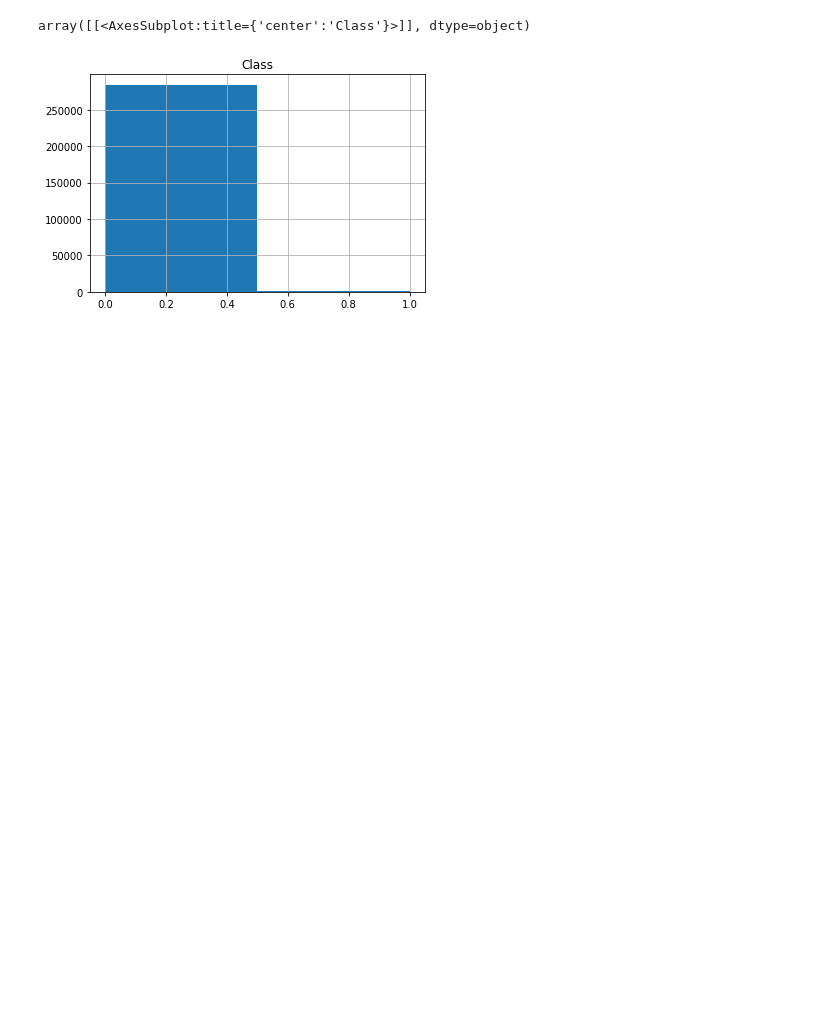
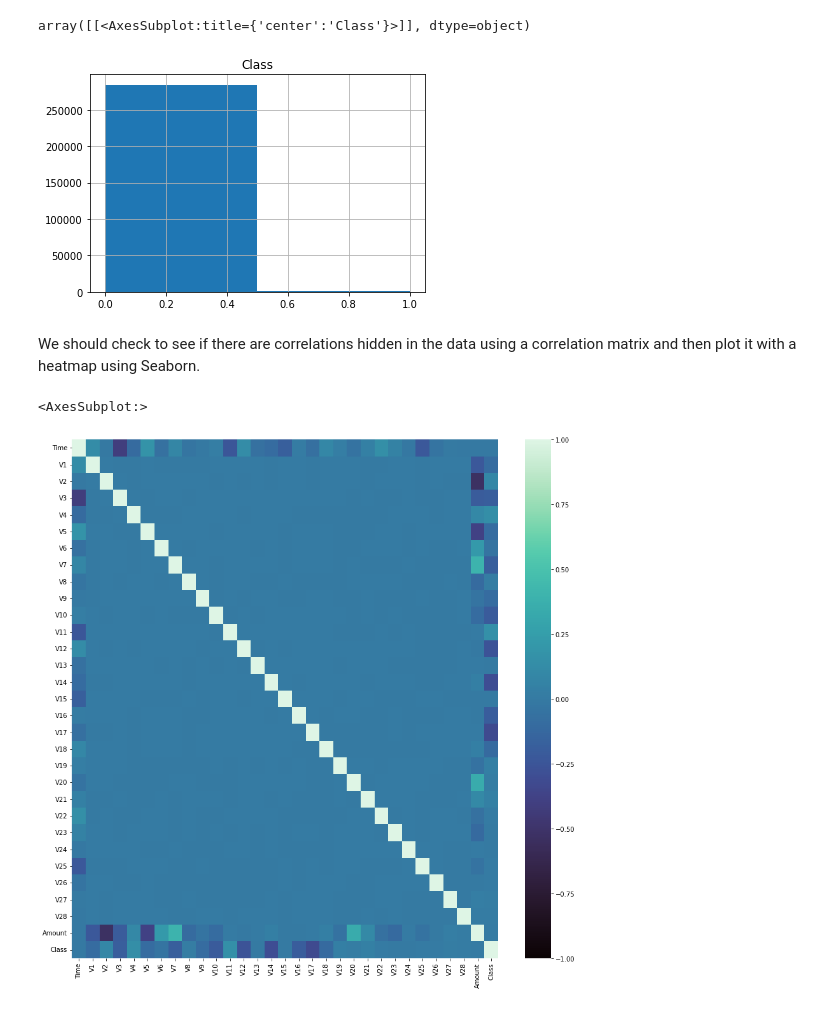
Before and after one commit to achi113s/CreditCardFraud, a Jupyter notebook: CreditCardFraud.ipynb, the cells around one changed output. Cells and saved outputs as stored; diff of their text form; code cells hidden in the pictures; blank space fills up the shorter version.

Commit message:
started preprocessing data

```diff
--- a/CreditCardFraud.ipynb
+++ b/CreditCardFraud.ipynb
@@ -51,3 +55,12 @@ credit_card.hist('Class', bins=2)
 # %% [output]
 array([[<AxesSubplot:title={'center':'Class'}>]], dtype=object)
 [figure]
+# %% [markdown]
+We should check to see if there are correlations hidden in the data using a correlation matrix and then plot it with a heatmap using Seaborn.
+# %%
+corr = credit_card.corr()
+plt.figure(figsize=(15,15))
+sns.heatmap(corr, vmin=-1.0, cmap='mako')
+# %% [output]
+<AxesSubplot:>
+[figure, added]
```
Also changed, not shown: parts of 9 cells of this notebook.
